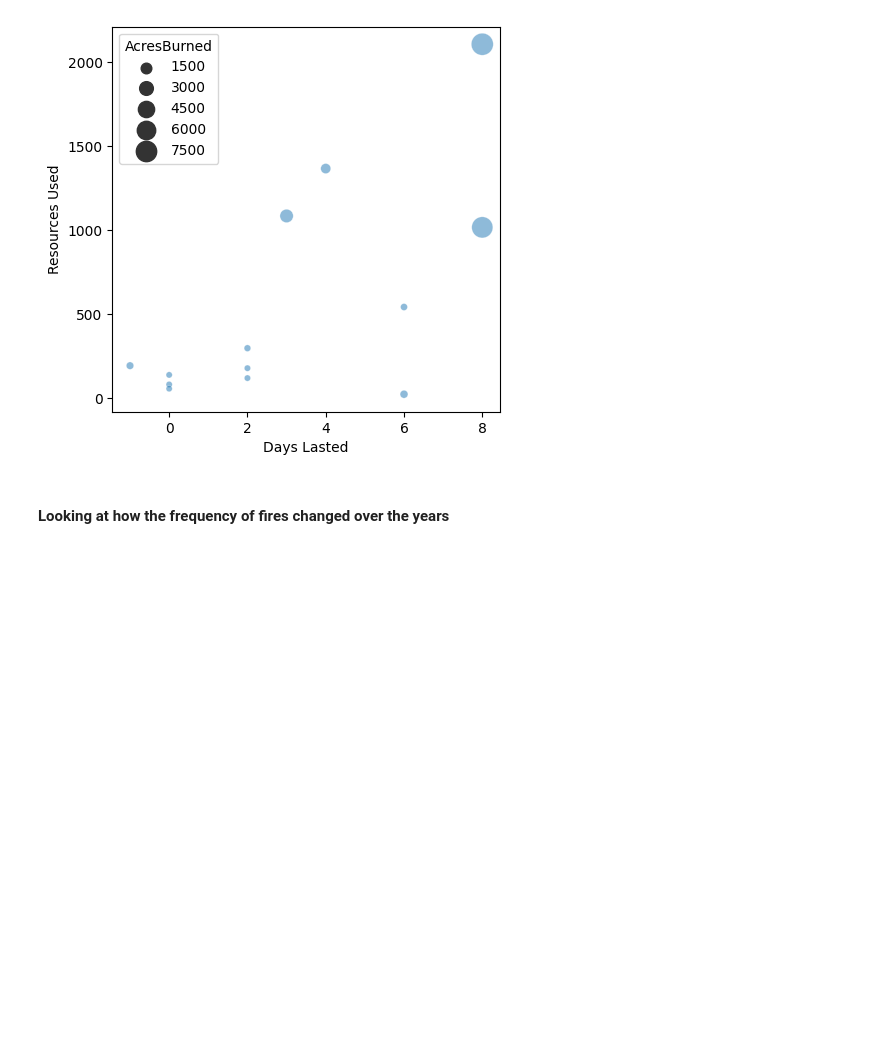
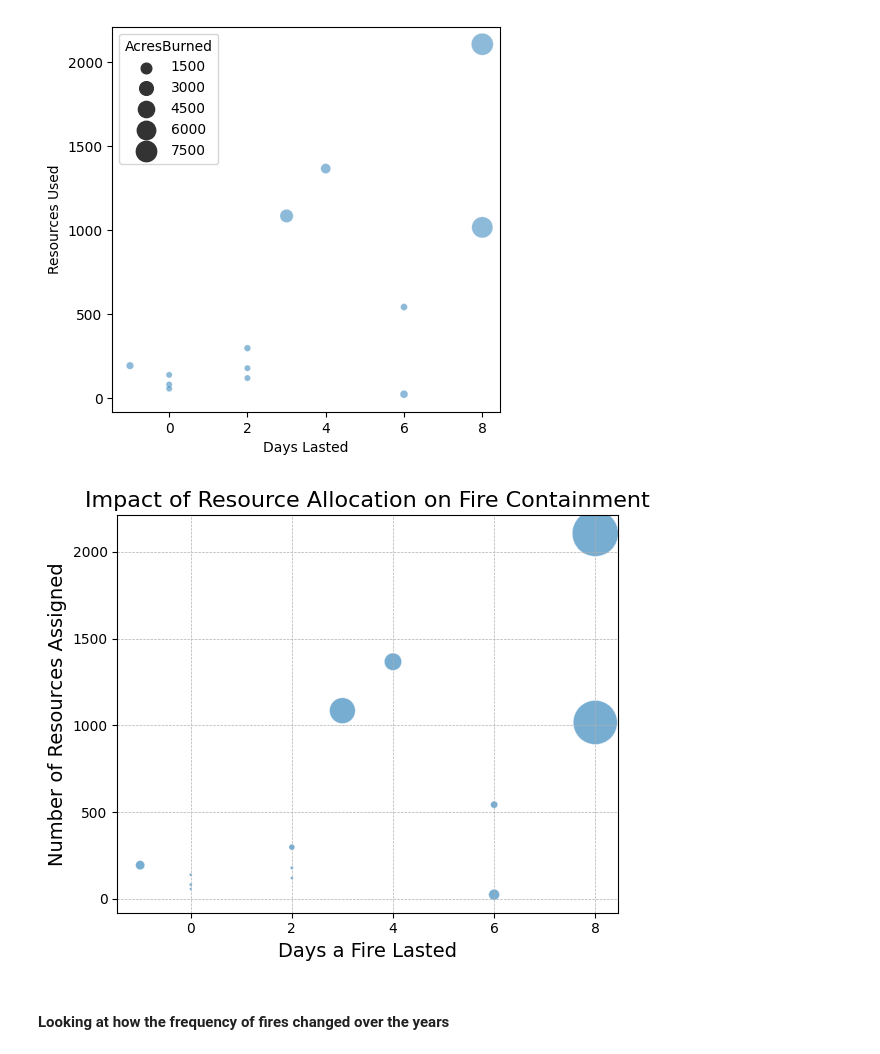
Before and after one commit to okaynils/fhnw-ds-gdv, a Jupyter notebook: wildfires.ipynb, the cells around one changed output. Cells and saved outputs as stored; diff of their text form; code cells hidden in the pictures; blank space fills up the shorter version.

```diff
--- a/wildfires.ipynb
+++ b/wildfires.ipynb
@@ -317,6 +362,37 @@ ax.set_ylabel('Resources Used')
 # %% [output]
 Text(0, 0.5, 'Resources Used')
 [figure]
+# %%
+
+# Prepare the data
+x = df_select_res['DaysLasted']
+y = df_select_res['ResourcesAssigned']
+sizes = df_select_res['AcresBurned']  # This will control the size of the scatter points
+
+# Normalize the sizes to a suitable range for the scatter plot
+# You can adjust the scaling factor as necessary for your data
+sizes = (sizes / sizes.max()) * 1100
+
+plt.figure(figsize=(6, 5))
+
+# Create the scatter plot
+plt.scatter(x, y, s=sizes, alpha=0.6, edgecolors='w', linewidth=0.5)
+
+# Adding titles and labels with a larger font size
+plt.title('Impact of Resource Allocation on Fire Containment', fontsize=16)
+plt.xlabel('Days a Fire Lasted', fontsize=14)
+plt.ylabel('Number of Resources Assigned', fontsize=14)
+
+# Show grid
+plt.grid(True, which='both', linestyle='--', linewidth=0.5)
+
+# Tight layout for better spacing
+plt.tight_layout()
+
+# Show the plot
+plt.show()
+# %% [output]
+[figure, added]
 # %% [markdown]
 #### Looking at how the frequency of fires changed over the years
 # %% [markdown]
```
Also changed, not shown: parts of 15 cells of this notebook, 36 other files.
